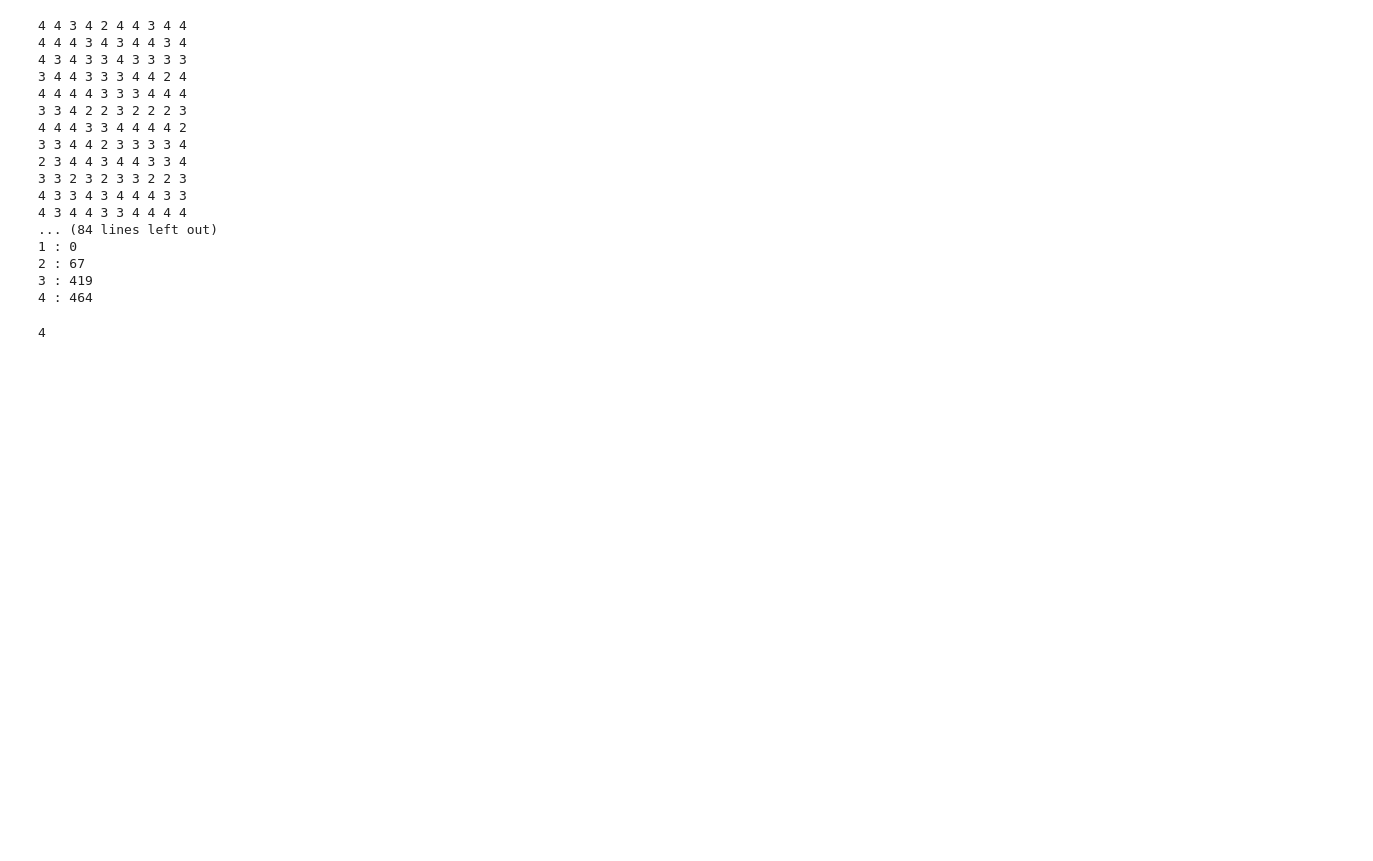
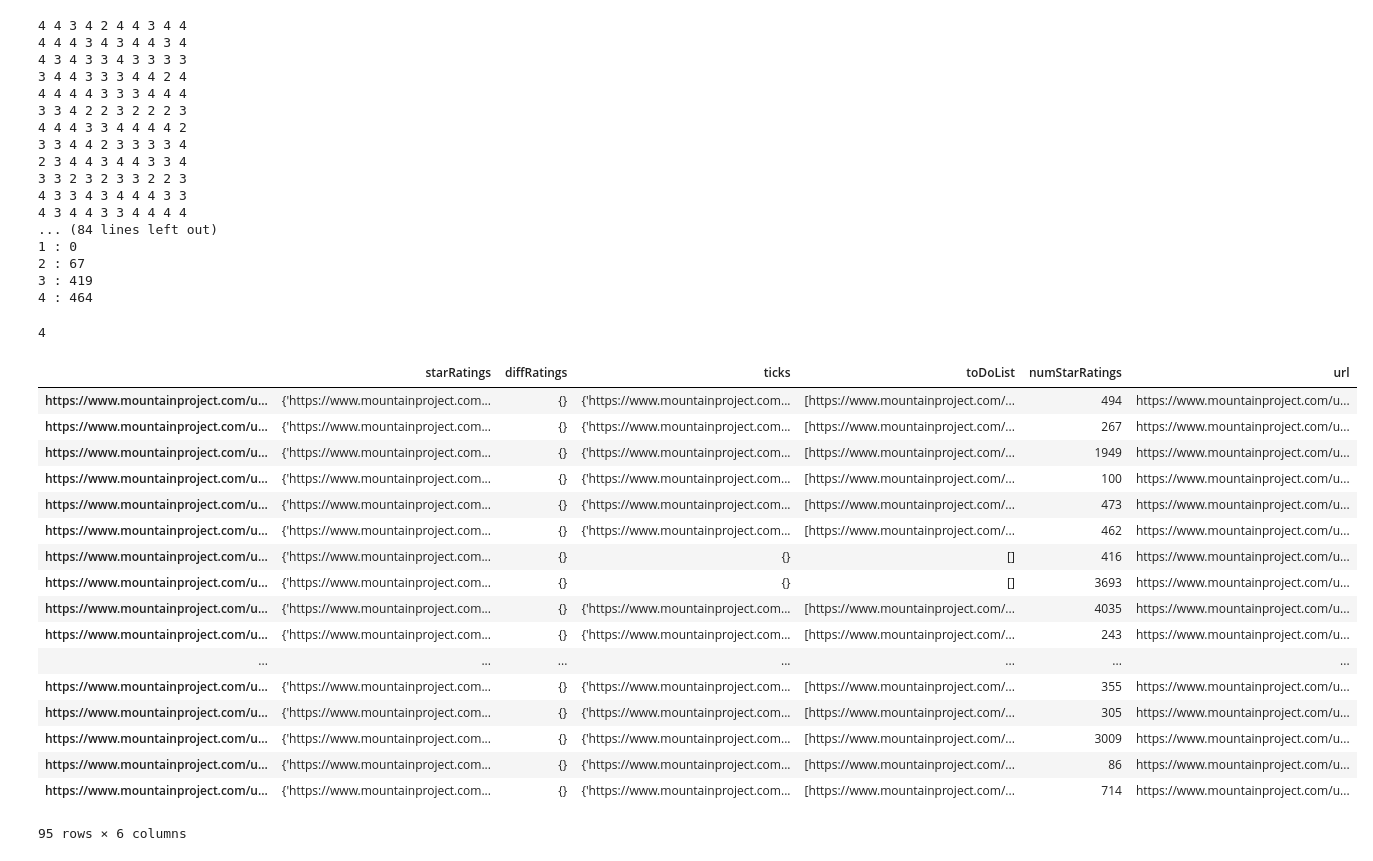
Before and after one commit to jonoulton/MountainProject-DataScience, a Jupyter notebook: Jupyter Notebooks/classifier.ipynb, the cells around one changed output. Drawn from its saved outputs; the diff is of its cells as text; code cells hidden in the pictures; blank space fills up the shorter version.

```diff
--- a/Jupyter Notebooks/classifier.ipynb
+++ b/Jupyter Notebooks/classifier.ipynb
@@ -120,3 +164,24 @@ for i in d:
 test.iloc[0]['starRatings']['https://www.mountainproject.com/route/105748490/the-bastille-crack']
 # %% [output]
 4
+# %%
+total
+# %% [output]
+|  | starRatings | diffRatings | ticks | toDoList | numStarRatings | url |
+| https://www.mountainproject.com/u... | {'https://www.mountainproject.com... | {} | {'https://www.mountainproject.com... | [https://www.mountainproject.com/... | 494 | https://www.mountainproject.com/u... |
+| https://www.mountainproject.com/u... | {'https://www.mountainproject.com... | {} | {'https://www.mountainproject.com... | [https://www.mountainproject.com/... | 267 | https://www.mountainproject.com/u... |
+| https://www.mountainproject.com/u... | {'https://www.mountainproject.com... | {} | {'https://www.mountainproject.com... | [https://www.mountainproject.com/... | 1949 | https://www.mountainproject.com/u... |
+| https://www.mountainproject.com/u... | {'https://www.mountainproject.com... | {} | {'https://www.mountainproject.com... | [https://www.mountainproject.com/... | 100 | https://www.mountainproject.com/u... |
+| https://www.mountainproject.com/u... | {'https://www.mountainproject.com... | {} | {'https://www.mountainproject.com... | [https://www.mountainproject.com/... | 473 | https://www.mountainproject.com/u... |
+| https://www.mountainproject.com/u... | {'https://www.mountainproject.com... | {} | {'https://www.mountainproject.com... | [https://www.mountainproject.com/... | 462 | https://www.mountainproject.com/u... |
+| https://www.mountainproject.com/u... | {'https://www.mountainproject.com... | {} | {} | [] | 416 | https://www.mountainproject.com/u... |
+| https://www.mountainproject.com/u... | {'https://www.mountainproject.com... | {} | {} | [] | 3693 | https://www.mountainproject.com/u... |
+| https://www.mountainproject.com/u... | {'https://www.mountainproject.com... | {} | {'https://www.mountainproject.com... | [https://www.mountainproject.com/... | 4035 | https://www.mountainproject.com/u... |
+| https://www.mountainproject.com/u... | {'https://www.mountainproject.com... | {} | {'https://www.mountainproject.com... | [https://www.mountainproject.com/... | 243 | https://www.mountainproject.com/u... |
+| ... | ... | ... | ... | ... | ... | ... |
+| https://www.mountainproject.com/u... | {'https://www.mountainproject.com... | {} | {'https://www.mountainproject.com... | [https://www.mountainproject.com/... | 355 | https://www.mountainproject.com/u... |
+| https://www.mountainproject.com/u... | {'https://www.mountainproject.com... | {} | {'https://www.mountainproject.com... | [https://www.mountainproject.com/... | 305 | https://www.mountainproject.com/u... |
+| https://www.mountainproject.com/u... | {'https://www.mountainproject.com... | {} | {'https://www.mountainproject.com... | [https://www.mountainproject.com/... | 3009 | https://www.mountainproject.com/u... |
+| https://www.mountainproject.com/u... | {'https://www.mountainproject.com... | {} | {'https://www.mountainproject.com... | [https://www.mountainproject.com/... | 86 | https://www.mountainproject.com/u... |
+| https://www.mountainproject.com/u... | {'https://www.mountainproject.com... | {} | {'https://www.mountainproject.com... | [https://www.mountainproject.com/... | 714 | https://www.mountainproject.com/u... |
+95 rows × 6 columns
```
Also changed, not shown: parts of 7 cells of this notebook.
